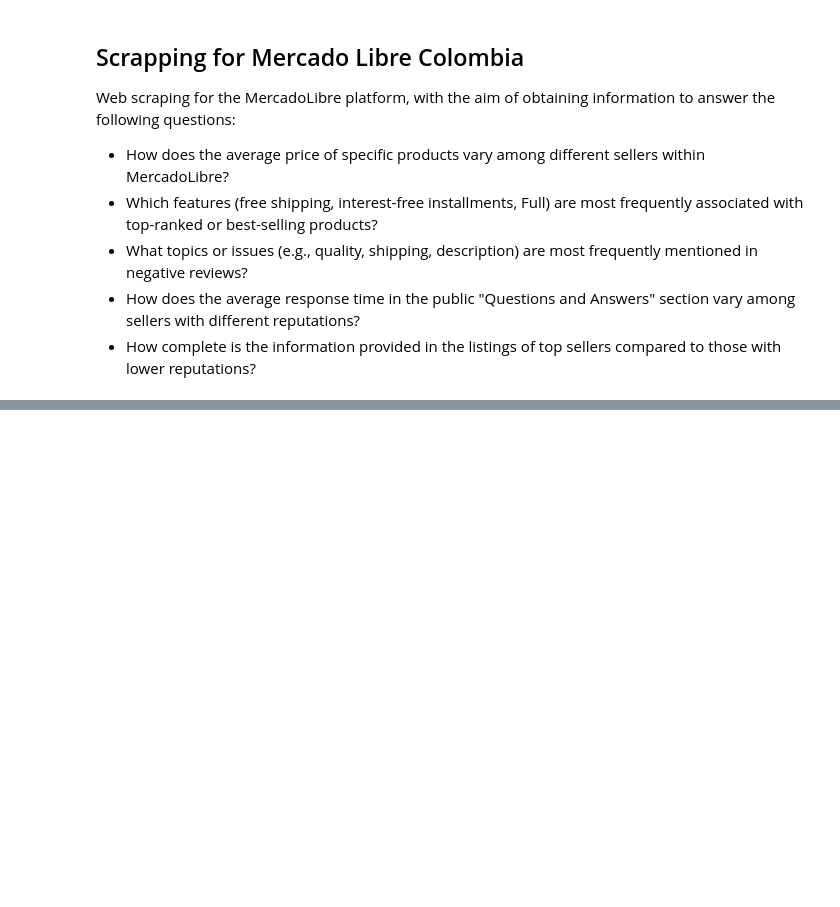
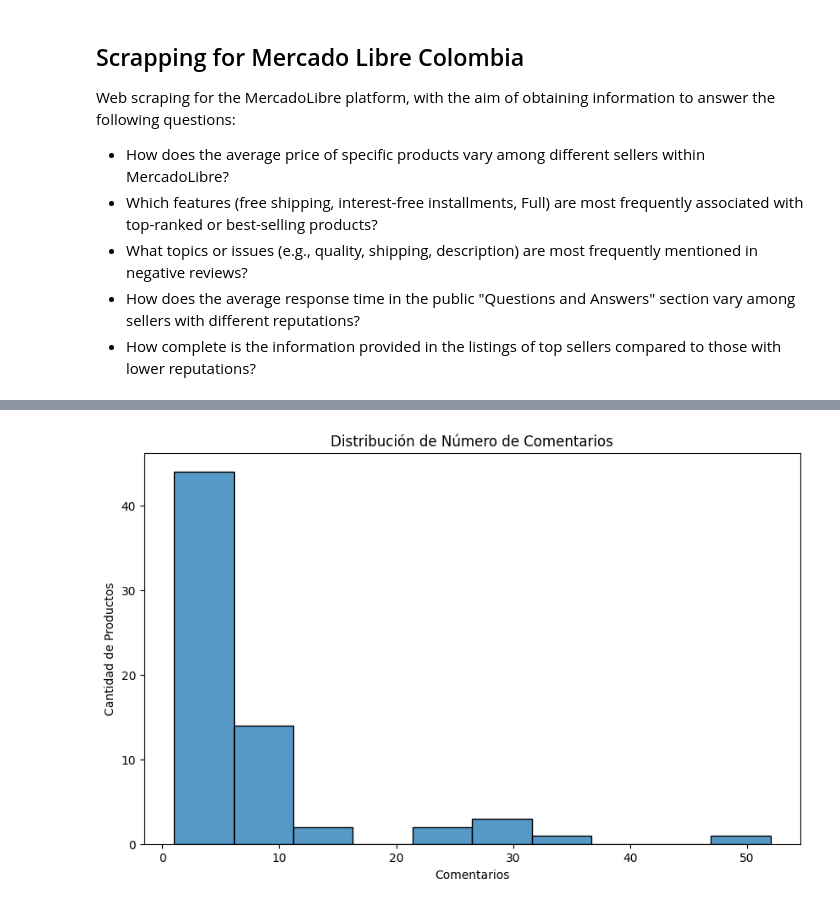
Before and after one commit to EngJuanSER/ScrappingML, a Jupyter notebook: Scrapping.ipynb, the cells around one changed output, grey strips where cells are left out. Cells and saved outputs as stored; diff of their text form; code cells hidden in the pictures; blank space fills up the shorter version.

```diff
--- a/Scrapping.ipynb
+++ b/Scrapping.ipynb
@@ -183,0 +230,11 @@ df.to_csv(f"data_{product_name}.csv")
+# %%
+# Análisis de reseñas: número total de comentarios por producto
+plt.figure(figsize=(10,6))
+df['comments_count_num'] = df['comments_count'].str.extract(r"(\d+)").astype(float)
+sns.histplot(df['comments_count_num'], bins=10)
+plt.title('Distribución de Número de Comentarios')
+plt.xlabel('Comentarios')
+plt.ylabel('Cantidad de Productos')
+plt.show()
+# %% [output]
+[figure, added]
```
Also changed, not shown: parts of 12 cells of this notebook, 4 other files.
